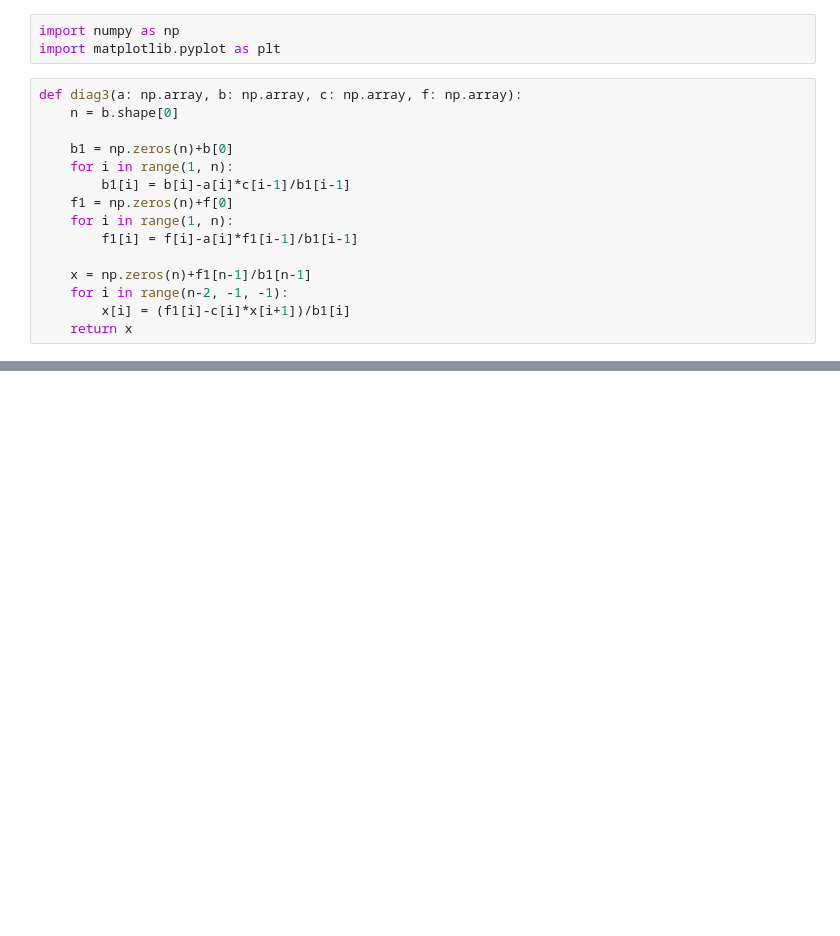
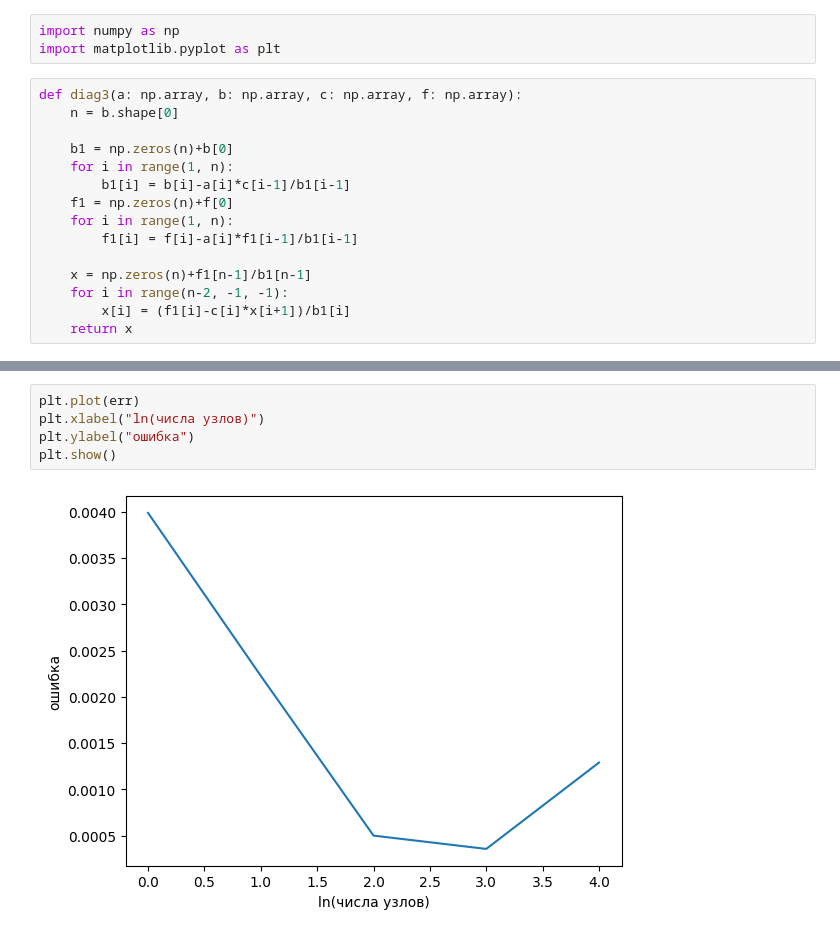
Before and after one commit to SingularGamesStudio/comp, a Jupyter notebook: Task5-Nonlinear/main.ipynb, the cells around one changed output, grey strips where cells are left out. Cells and saved outputs as stored; diff of their text form; blank space fills up the shorter version.

```diff
--- a/Task5-Nonlinear/main.ipynb
+++ b/Task5-Nonlinear/main.ipynb
@@ -79,0 +76,7 @@ solve(n, 0.0000001)
+# %%
+plt.plot(err)
+plt.xlabel("ln(числа узлов)")
+plt.ylabel("ошибка")
+plt.show()
+# %% [output]
+[figure, added]
```
Also changed, not shown: parts of 6 cells of this notebook.
